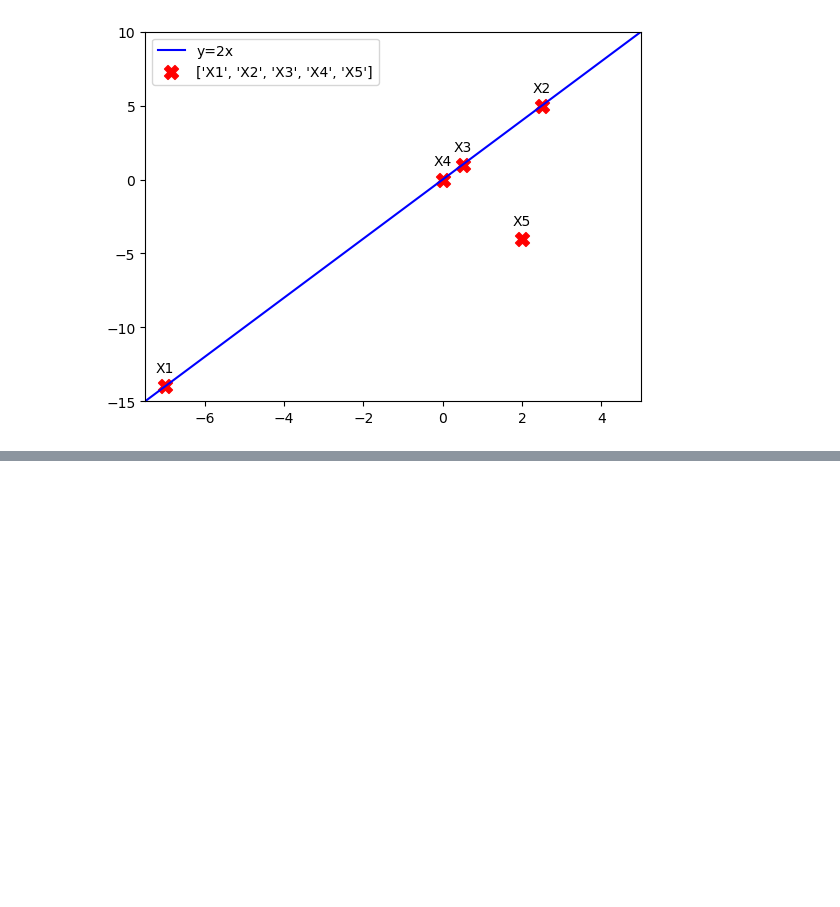
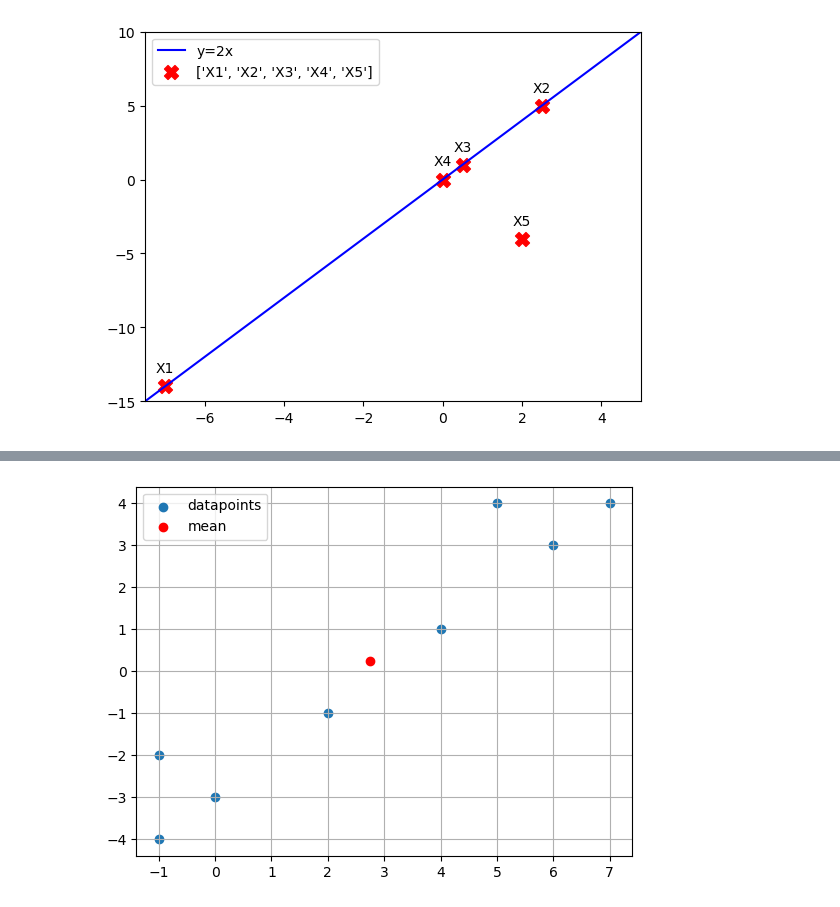
Before and after one commit to MrStrange545/ML-Engineer, a Jupyter notebook: Notebooks/04_Machine_learning/02_MLT.ipynb, the cells around one changed output, grey strips where cells are left out. Drawn from its saved outputs; the diff is of its cells as text; code cells hidden in the pictures; blank space fills up the shorter version.

```diff
--- a/Notebooks/04_Machine_learning/02_MLT.ipynb
+++ b/Notebooks/04_Machine_learning/02_MLT.ipynb
@@ -310,0 +582,14 @@ We want to find direction w which maximises this by linear form .
+# %%
+X = np.array([[4,5,6,7,2,-1,0,-1],
+              [1,4,3,4,-1,-2,-3,-4]])
+
+mean = X.mean(axis = 1) # mean along rows
+
+plt.scatter(X[0], X[1], label = "datapoints")
+plt.scatter(mean[0], mean[1], c="r", label="mean")
+
+plt.legend()
+plt.grid()
+plt.show()
+# %% [output]
+[figure, added]
```
Also changed, not shown: parts of 13 cells of this notebook, 8 other files.
